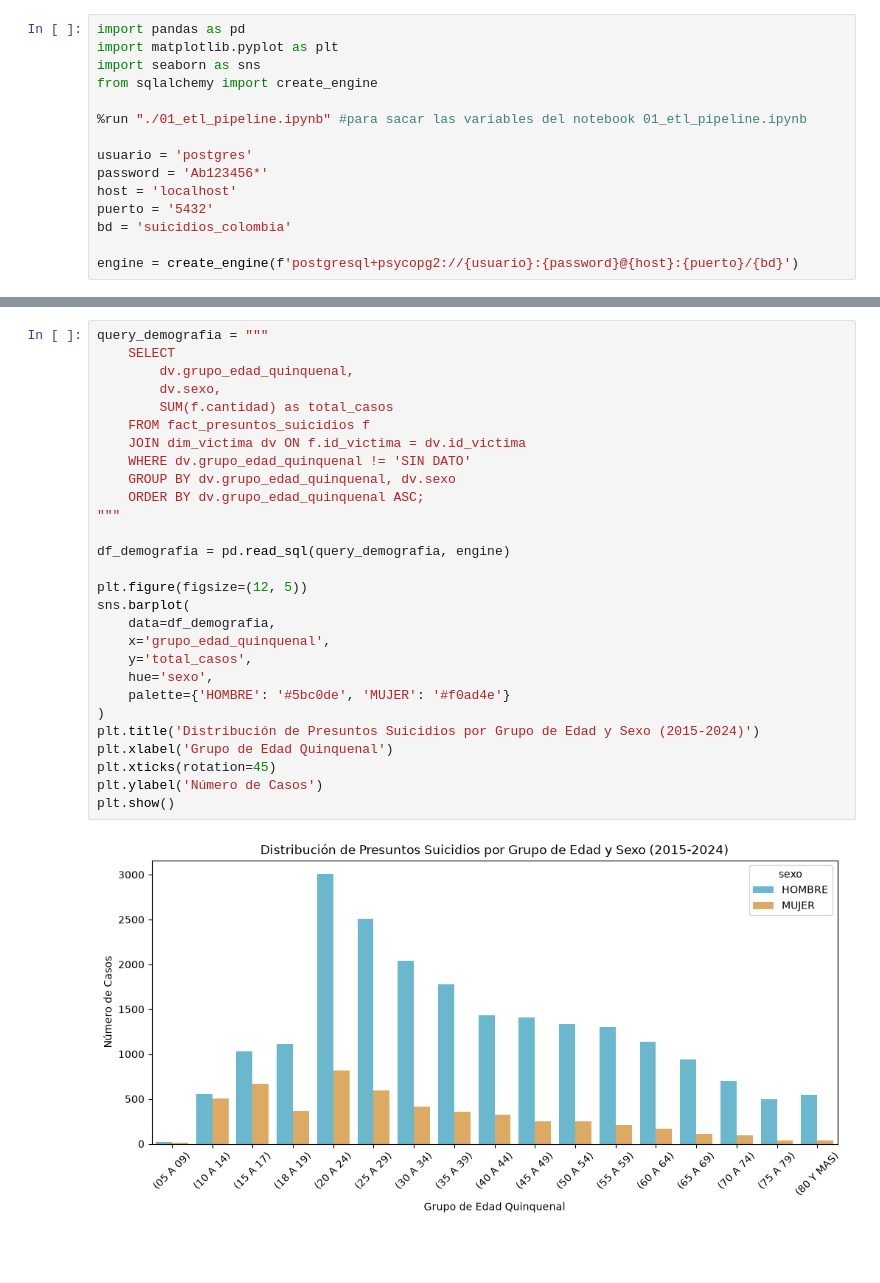
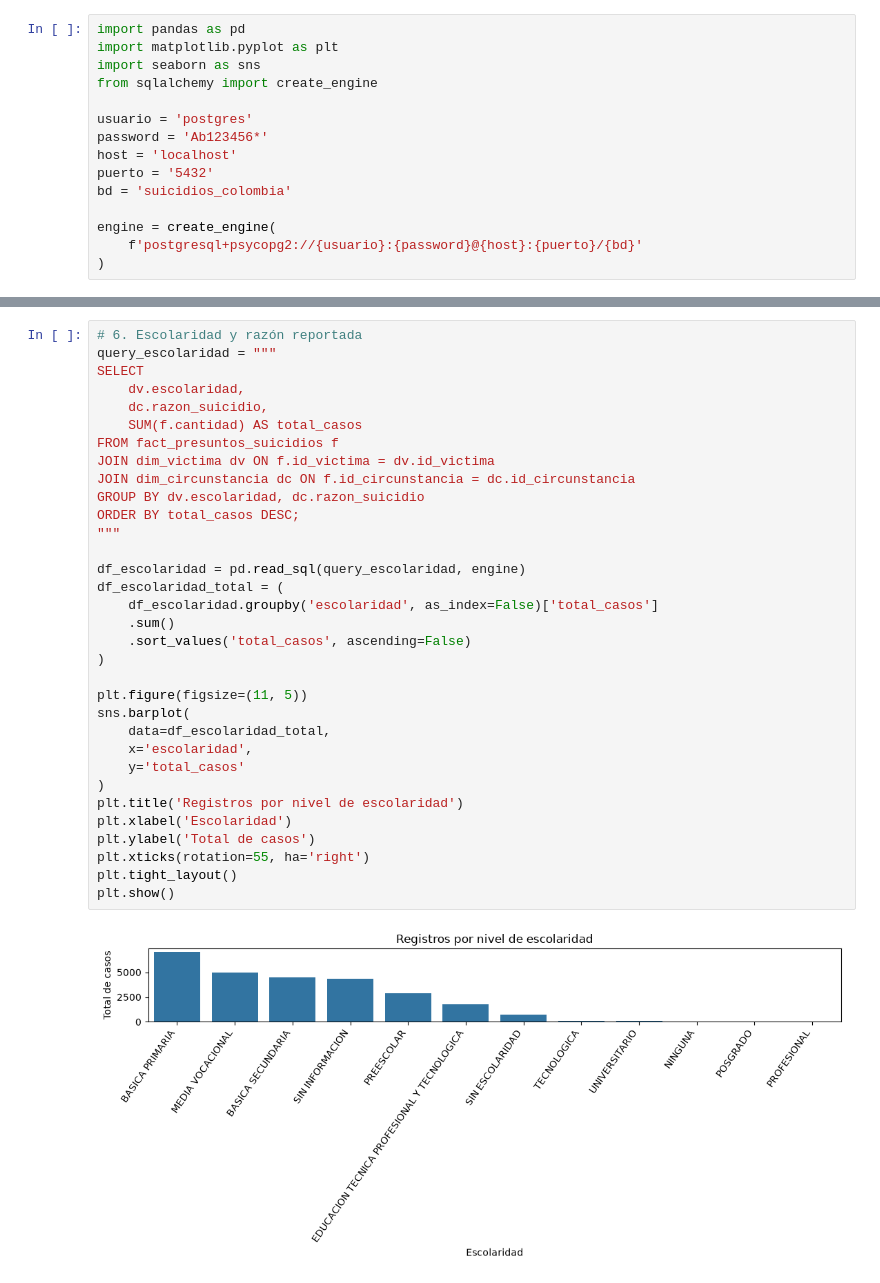
Before and after one commit to JheffreyUrbano/proyecto_etl_ods, a Jupyter notebook: notebooks/02_etl_eda.ipynb, the cells around one changed output, grey strips where cells are left out. Drawn from its saved outputs; the diff is of its cells as text; blank space fills up the shorter version.

```diff
--- a/notebooks/02_etl_eda.ipynb
+++ b/notebooks/02_etl_eda.ipynb
@@ -5,8 +7,6 @@ import pandas as pd
 import matplotlib.pyplot as plt
 import seaborn as sns
 from sqlalchemy import create_engine
-
-%run "./01_etl_pipeline.ipynb" #para sacar las variables del notebook 01_etl_pipeline.ipynb
 
 usuario = 'postgres'
 password = 'Ab123456*'
@@ -14,4 +14,6 @@ host = 'localhost'
 puerto = '5432'
 bd = 'suicidios_colombia'
 
-engine = create_engine(f'postgresql+psycopg2://{usuario}:{password}@{host}:{puerto}/{bd}')
+engine = create_engine(
+    f'postgresql+psycopg2://{usuario}:{password}@{host}:{puerto}/{bd}'
+)
@@ -43,30 +327,35 @@ plt.show()
 # %%
-query_demografia = """
-    SELECT
-        dv.grupo_edad_quinquenal,
-        dv.sexo,
-        SUM(f.cantidad) as total_casos
-    FROM fact_presuntos_suicidios f
-    JOIN dim_victima dv ON f.id_victima = dv.id_victima
-    WHERE dv.grupo_edad_quinquenal != 'SIN DATO'
-    GROUP BY dv.grupo_edad_quinquenal, dv.sexo
-    ORDER BY dv.grupo_edad_quinquenal ASC;
+# 6. Escolaridad y razón reportada
+query_escolaridad = """
+SELECT
+    dv.escolaridad,
+    dc.razon_suicidio,
+    SUM(f.cantidad) AS total_casos
+FROM fact_presuntos_suicidios f
+JOIN dim_victima dv ON f.id_victima = dv.id_victima
+JOIN dim_circunstancia dc ON f.id_circunstancia = dc.id_circunstancia
+GROUP BY dv.escolaridad, dc.razon_suicidio
+ORDER BY total_casos DESC;
 """
 
-df_demografia = pd.read_sql(query_demografia, engine)
+df_escolaridad = pd.read_sql(query_escolaridad, engine)
+df_escolaridad_total = (
+    df_escolaridad.groupby('escolaridad', as_index=False)['total_casos']
+    .sum()
+    .sort_values('total_casos', ascending=False)
+)
 
-plt.figure(figsize=(12, 5))
+plt.figure(figsize=(11, 5))
 sns.barplot(
-    data=df_demografia,
-    x='grupo_edad_quinquenal',
-    y='total_casos',
-    hue='sexo',
-    palette={'HOMBRE': '#5bc0de', 'MUJER': '#f0ad4e'}
+    data=df_escolaridad_total,
+    x='escolaridad',
+    y='total_casos'
 )
-plt.title('Distribución de Presuntos Suicidios por Grupo de Edad y Sexo (2015-2024)')
-plt.xlabel('Grupo de Edad Quinquenal')
-plt.xticks(rotation=45)
-plt.ylabel('Número de Casos')
+plt.title('Registros por nivel de escolaridad')
+plt.xlabel('Escolaridad')
+plt.ylabel('Total de casos')
+plt.xticks(rotation=55, ha='right')
+plt.tight_layout()
 plt.show()
 # %% [output]
-[figure, old version]
+[figure, new version]
```
Also changed, not shown: parts of 22 cells of this notebook, 10 other files.
